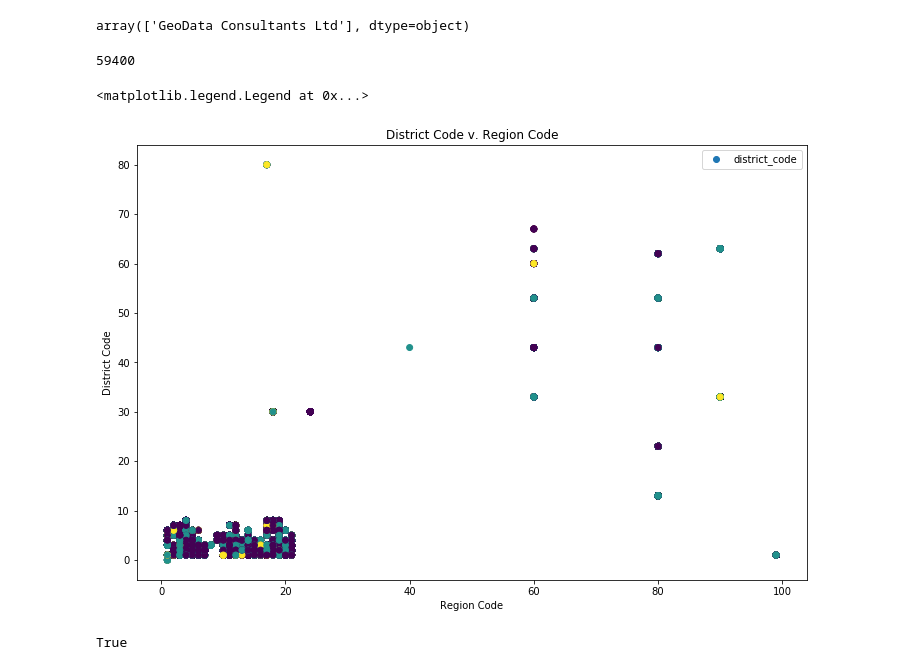
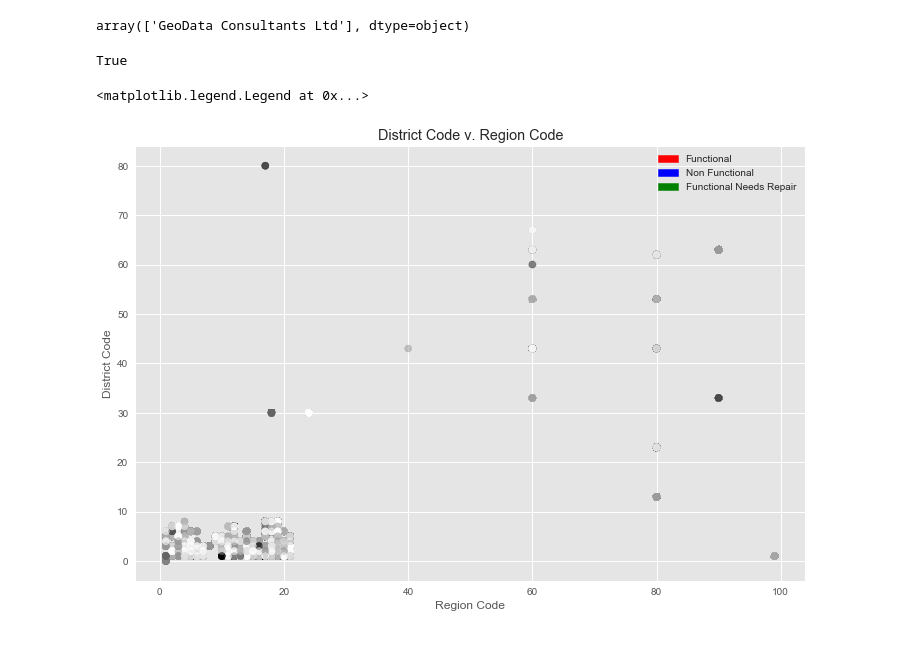
Before and after one commit to sdmirch/data-mining-the-water-table, a Jupyter notebook: EDA.ipynb, the cells around one changed output. Drawn from its saved outputs; the diff is of its cells as text; code cells hidden in the pictures.

Commit message:
update seaborn graphics

```diff
--- a/EDA.ipynb
+++ b/EDA.ipynb
@@ -92,13 +95,34 @@ for col in df.columns:
 df.recorded_by.unique()
 # %% [output]
 array(['GeoData Consultants Ltd'], dtype=object)
+# %%
+#Check to see if IDs are in the same order
+len(df_labels) == sum(df_labels.id == df.id)
+# %% [output]
+True
 # %%
 color = np.zeros(len(df_labels))
 
 for i,lab in enumerate(df_labels.status_group):
     if lab == 'functional':
         color[i] = 1
     elif lab == 'non functional':
         color[i] = 2
     elif lab == 'functional needs repair':
         color[i] = 3
+
+fig, ax = plt.subplots(1,1,figsize=(12,8))
+
+one = mpatches.Patch(color='red', label='Functional')
+two = mpatches.Patch(color='blue', label='Non Functional')
+three = mpatches.Patch(color='green', label = 'Functional Needs Repair')
+
+
+ax.scatter(df.region_code, df.district_code, c=color, alpha=0.5)
+ax.set_xlabel("Region Code")
+ax.set_ylabel("District Code")
+ax.set_title("District Code v. Region Code")
+ax.legend(handles=[one, two, three])
+# %% [output]
+<matplotlib.legend.Legend at 0x...>
+[figure, added]
@@ -113,19 +128,0 @@ for i,lab in enumerate(df_labels.status_group):
-# %%
-sum(color == color2)
-# %% [output]
-59400
-# %%
-fig, ax = plt.subplots(1,1,figsize=(12,8))
-
-ax.scatter(df.region_code, df.district_code, c=color)
-ax.set_xlabel("Region Code")
-ax.set_ylabel("District Code")
-ax.set_title("District Code v. Region Code")
-ax.legend()
-# %% [output]
-<matplotlib.legend.Legend at 0x...>
-[figure, removed]
-# %%
-len(df.region_code) == len(color)
-# %% [output]
-True
```
Also changed, not shown: parts of 5 cells of this notebook, 1 other file.
